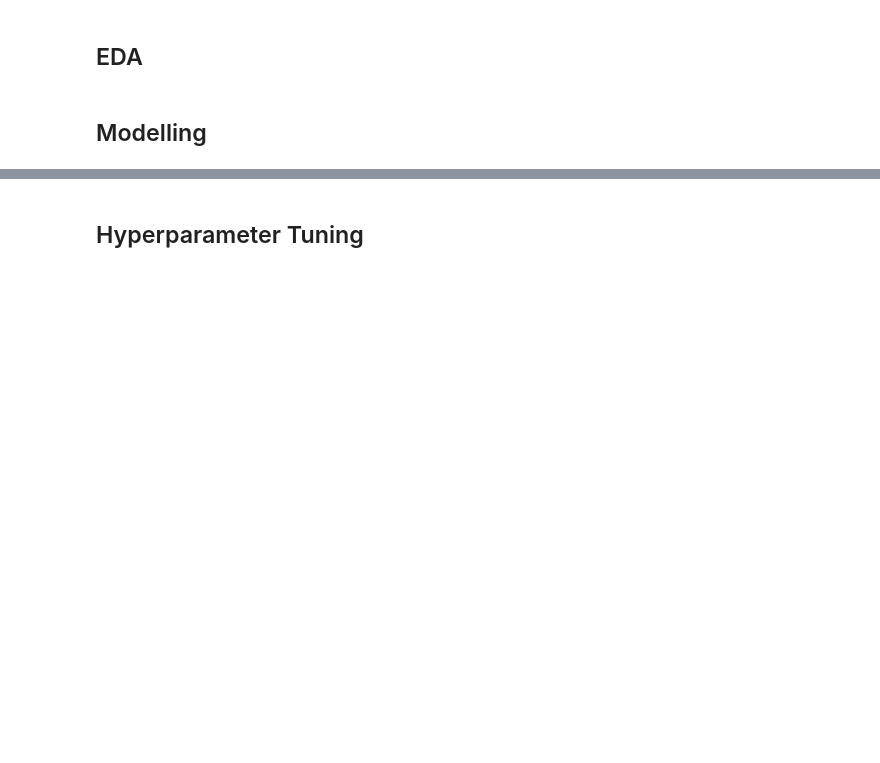
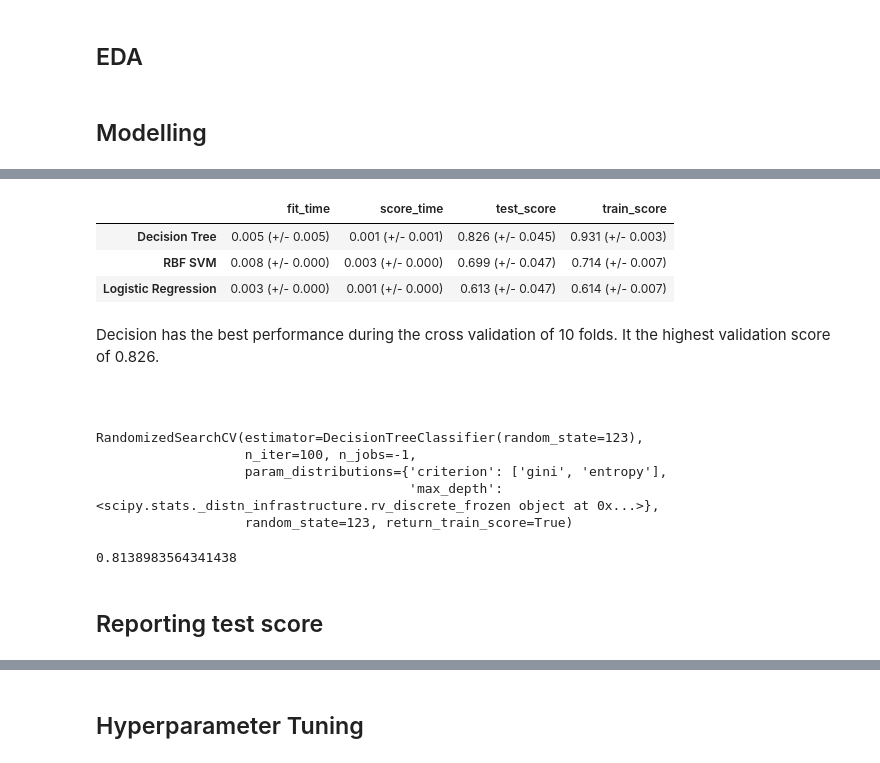
Before and after one commit to UBC-MDS/maternal_health_classification, a Jupyter notebook: notebooks/maternal_health_classification.ipynb, the cells around one changed output, grey strips where cells are left out. Saved outputs shown, nothing was run; the diff lists cells and outputs as text; code cells hidden in the pictures; blank space fills up the shorter version.

Commit message:
added data modelling in jupternote book

```diff
--- a/notebooks/maternal_health_classification.ipynb
+++ b/notebooks/maternal_health_classification.ipynb
@@ -60,0 +109,73 @@ memory usage: 55.6+ KB
+# %%
+# The function below is adapted from DSCI571 Supervides Learning I Lecture 4 notes
+def mean_std_cross_val_scores(model, X_train, y_train, **kwargs):
+    """
+    Returns mean and std of cross validation
+
+    Parameters
+    ----------
+    model :
+        scikit-learn model
+    X_train : numpy array or pandas DataFrame
+        X in the training data
+    y_train :
+        y in the training data
+
+    Returns
+    ----------
+        pandas Series with mean scores from cross_validation
+    """
+
+    scores = cross_validate(model, X_train, y_train, **kwargs)
+
+    mean_scores = pd.DataFrame(scores).mean()
+    std_scores = pd.DataFrame(scores).std()
+    out_col = []
+
+    for i in range(len(mean_scores)):
+        out_col.append((f"%0.3f (+/- %0.3f)" % (mean_scores.iloc[i], std_scores.iloc[i])))
+
+    return pd.Series(data=out_col, index=mean_scores.index)
+# %%
+results_df = None
+results_dict = {}
+
+for model_name, model in models.items():
+    clf_pipe = make_pipeline(StandardScaler(), model)
+    results_dict[model_name] = mean_std_cross_val_scores(
+        clf_pipe, X_train, y_train, cv=10, return_train_score=True, error_score='raise'
+    )
+
+results_df = pd.DataFrame(results_dict).T
+results_df
+# %% [output]
+|  | fit_time | score_time | test_score | train_score |
+| Decision Tree | 0.005 (+/- 0.005) | 0.001 (+/- 0.001) | 0.826 (+/- 0.045) | 0.931 (+/- 0.003) |
+| RBF SVM | 0.008 (+/- 0.000) | 0.003 (+/- 0.000) | 0.699 (+/- 0.047) | 0.714 (+/- 0.007) |
+| Logistic Regression | 0.003 (+/- 0.000) | 0.001 (+/- 0.000) | 0.613 (+/- 0.047) | 0.614 (+/- 0.007) |
+# %% [markdown]
+Decision has the best performance during the cross validation of 10 folds. It the highest validation score of 0.826.
+# %% [markdown]
+<br>
+# %%
+dt = DecisionTreeClassifier(random_state=123)
+
+param_dist = {
+    'criterion': ['gini', 'entropy'],
+    'max_depth': randint(3, 20),
+}
+
+random_search = RandomizedSearchCV(dt, param_dist, n_iter=100, n_jobs=-1, return_train_score = True, random_state=123)
+random_search.fit(X_train, y_train)
+# %% [output]
+RandomizedSearchCV(estimator=DecisionTreeClassifier(random_state=123),
+                   n_iter=100, n_jobs=-1,
+                   param_distributions={'criterion': ['gini', 'entropy'],
+                                        'max_depth': <scipy.stats._distn_infrastructure.rv_discrete_frozen object at 0x...>},
+                   random_state=123, return_train_score=True)
+# %%
+random_search.best_score_
+# %% [output]
+0.8138983564341438
+# %% [markdown]
+## Reporting test score
```
Also changed, not shown: parts of 8 cells of this notebook.
